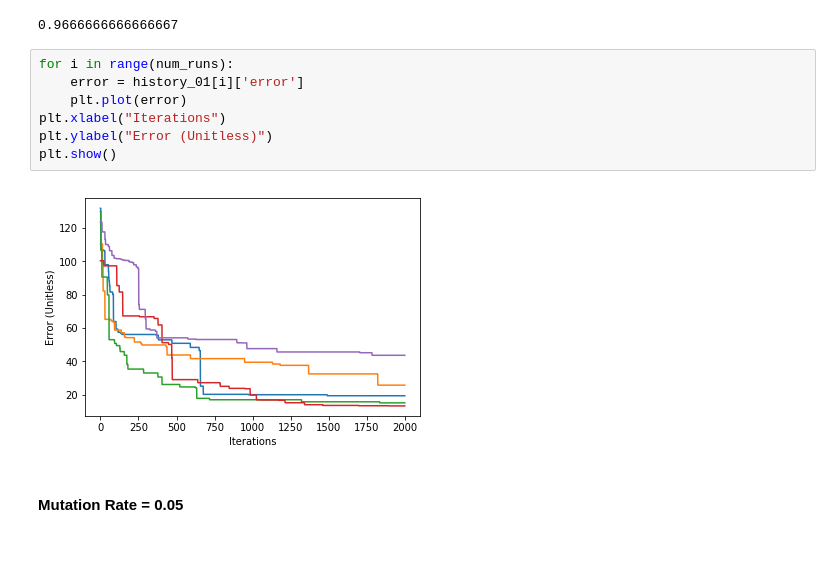
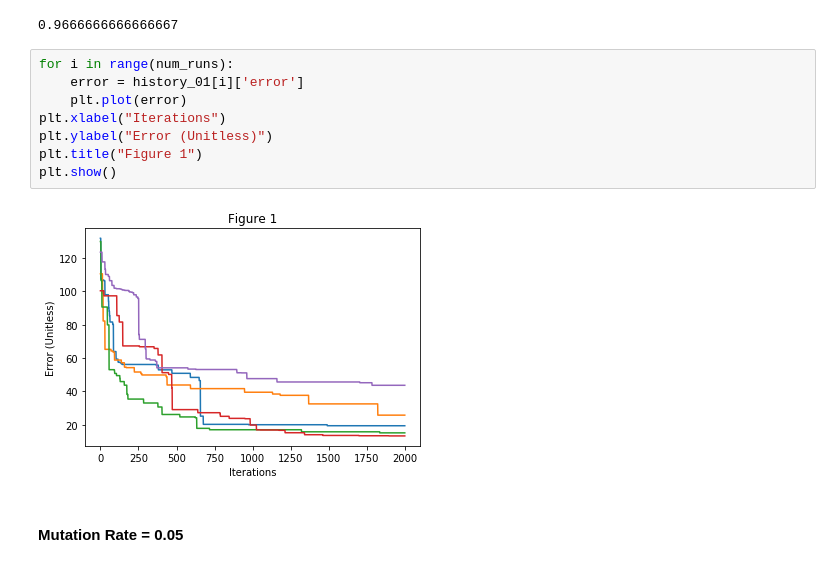
Before and after one commit to MattAlanWright/PyGP, a Jupyter notebook: Iris Data Set Tournament.ipynb, the cells around one changed output. Cells and saved outputs as stored; diff of their text form.

```diff
--- a/Iris Data Set Tournament.ipynb
+++ b/Iris Data Set Tournament.ipynb
@@ -88,12 +88,13 @@ history_01[best_performer_01]['test_acc']
 # %%
 for i in range(num_runs):
     error = history_01[i]['error']
     plt.plot(error)
 plt.xlabel("Iterations")
 plt.ylabel("Error (Unitless)")
+plt.title("Figure 1")
 plt.show()
 # %% [output]
-[figure, old version]
+[figure, new version]
 # %% [markdown]
 #### Mutation Rate = 0.05
 # %%
```
Also changed, not shown: parts of 4 cells of this notebook, 2 other files.
